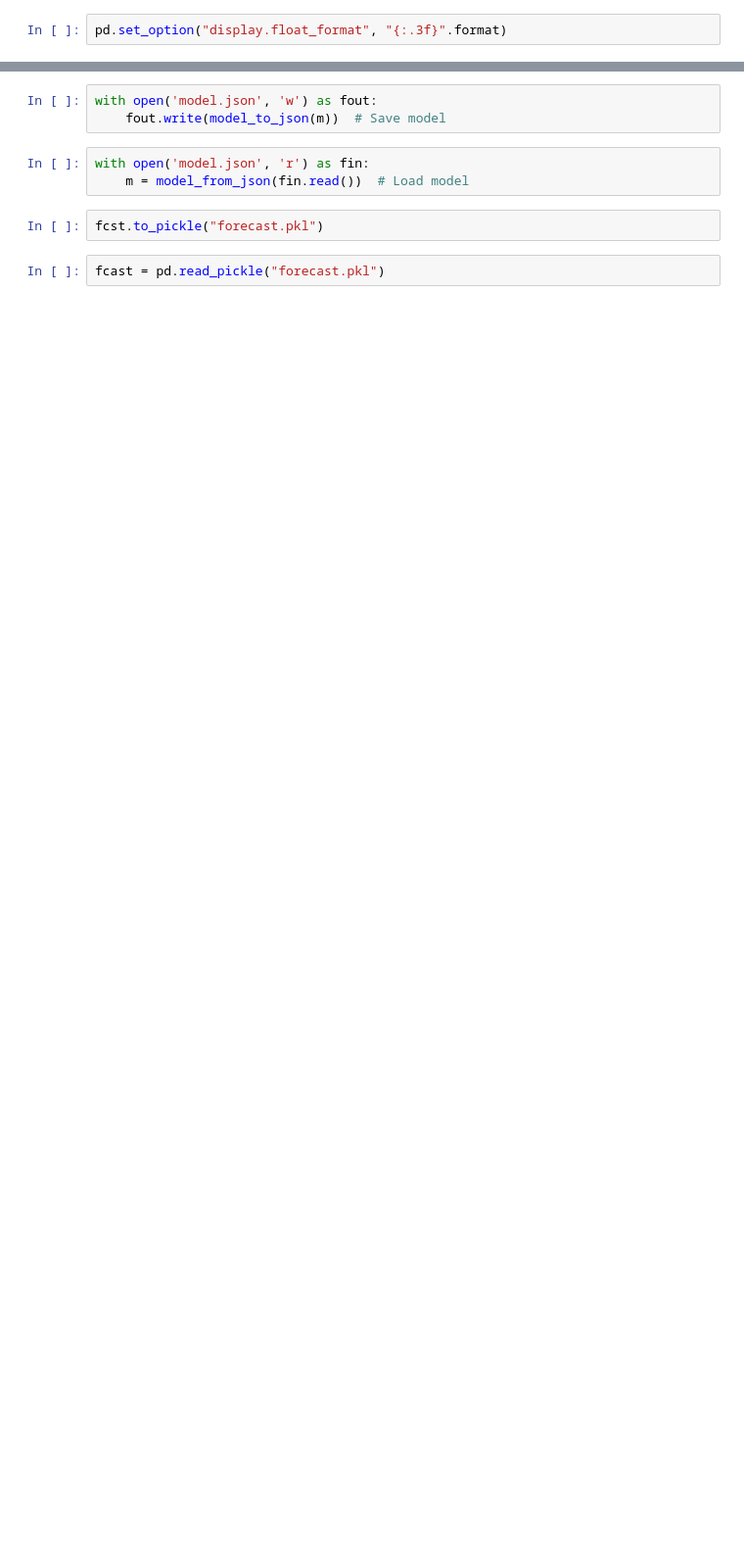
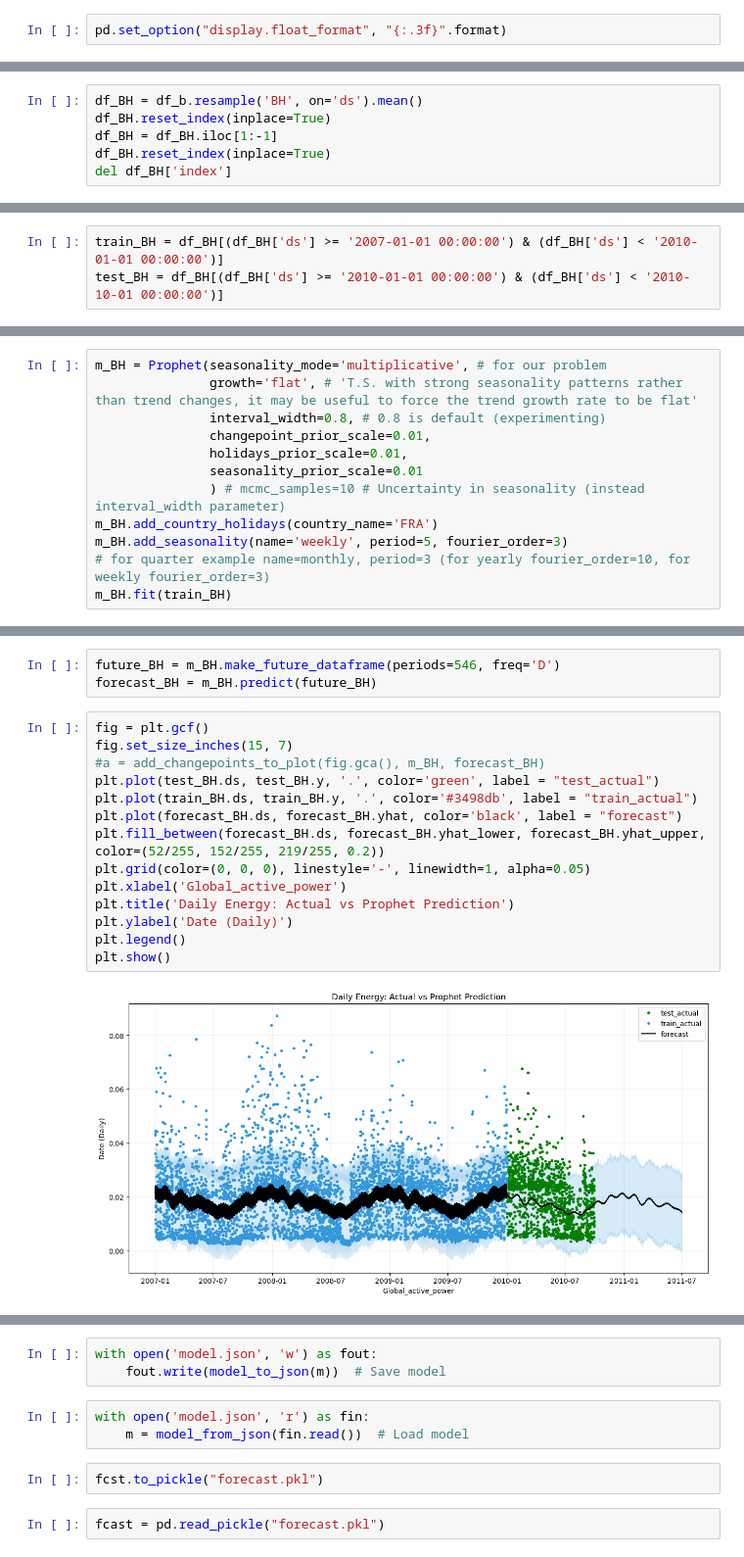
Before and after one commit to infoshareacademy/jdszr12-git_squad, a Jupyter notebook: ml_projekt/ml_project.ipynb, the cells around one changed output, grey strips where cells are left out. Shown at 98% size. Drawn from its saved outputs; the diff is of its cells as text; blank space fills up the shorter version.

```diff
--- a/ml_projekt/ml_project.ipynb
+++ b/ml_projekt/ml_project.ipynb
@@ -247,0 +204,6 @@ fcst = m.predict(future)
+# %%
+df_BH = df_b.resample('BH', on='ds').mean()
+df_BH.reset_index(inplace=True)
+df_BH = df_BH.iloc[1:-1]
+df_BH.reset_index(inplace=True)
+del df_BH['index']
@@ -247,0 +214,3 @@ fcst = m.predict(future)
+# %%
+train_BH = df_BH[(df_BH['ds'] >= '2007-01-01 00:00:00') & (df_BH['ds'] < '2010-01-01 00:00:00')]
+test_BH = df_BH[(df_BH['ds'] >= '2010-01-01 00:00:00') & (df_BH['ds'] < '2010-10-01 00:00:00')]
@@ -247,0 +221,12 @@ fcst = m.predict(future)
+# %%
+m_BH = Prophet(seasonality_mode='multiplicative', # for our problem
+               growth='flat', # 'T.S. with strong seasonality patterns rather than trend changes, it may be useful to force the trend growth rate to be flat'
+               interval_width=0.8, # 0.8 is default (experimenting)
+               changepoint_prior_scale=0.01,
+               holidays_prior_scale=0.01,
+               seasonality_prior_scale=0.01
+               ) # mcmc_samples=10 # Uncertainty in seasonality (instead interval_width parameter)
+m_BH.add_country_holidays(country_name='FRA')
+m_BH.add_seasonality(name='weekly', period=5, fourier_order=3)
+# for quarter example name=monthly, period=3 (for yearly fourier_order=10, for weekly fourier_order=3)
+m_BH.fit(train_BH)
@@ -247,0 +237,19 @@ fcst = m.predict(future)
+# %%
+future_BH = m_BH.make_future_dataframe(periods=546, freq='D')
+forecast_BH = m_BH.predict(future_BH)
+# %%
+fig = plt.gcf()
+fig.set_size_inches(15, 7)
+#a = add_changepoints_to_plot(fig.gca(), m_BH, forecast_BH)
+plt.plot(test_BH.ds, test_BH.y, '.', color='green', label = "test_actual")
+plt.plot(train_BH.ds, train_BH.y, '.', color='#3498db', label = "train_actual")
+plt.plot(forecast_BH.ds, forecast_BH.yhat, color='black', label = "forecast")
+plt.fill_between(forecast_BH.ds, forecast_BH.yhat_lower, forecast_BH.yhat_upper, color=(52/255, 152/255, 219/255, 0.2))
+plt.grid(color=(0, 0, 0), linestyle='-', linewidth=1, alpha=0.05)
+plt.xlabel('Global_active_power')
+plt.title('Daily Energy: Actual vs Prophet Prediction')
+plt.ylabel('Date (Daily)')
+plt.legend()
+plt.show()
+# %% [output]
+[figure, added]
```
Also changed, not shown: parts of 85 cells of this notebook.
